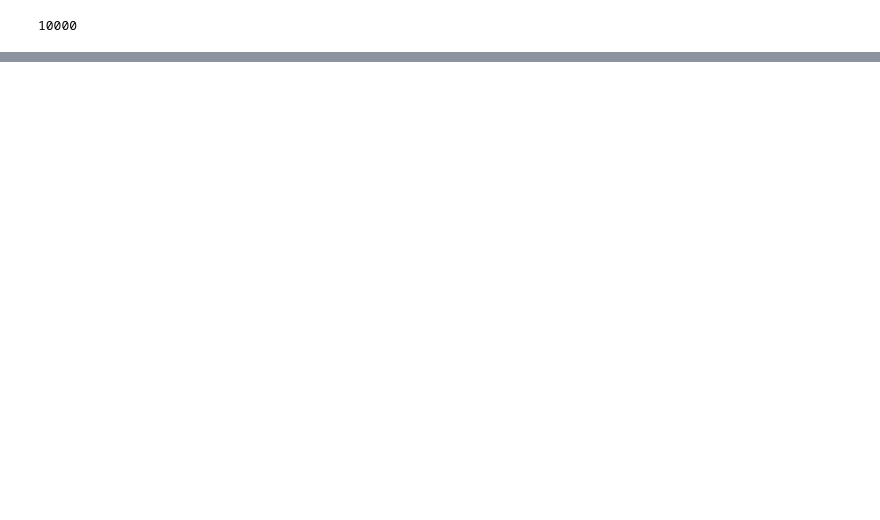
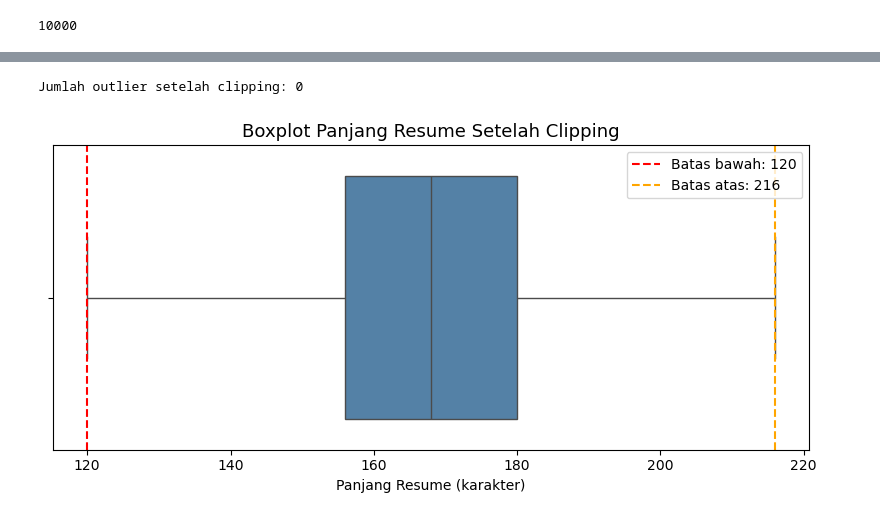
Before and after one commit to EsterButar-Butar/StepUp, a Jupyter notebook: notebook.ipynb, the cells around one changed output, grey strips where cells are left out. Drawn from its saved outputs; the diff is of its cells as text; code cells hidden in the pictures; blank space fills up the shorter version.

```diff
--- a/notebook.ipynb
+++ b/notebook.ipynb
@@ -269,0 +626,33 @@ merged_df.to_csv("cleaned_dataset.csv", index=False)
+# %%
+# Cek outlier setelah clipping
+merged_df['resume_len_clipped'] = np.clip(merged_df['resume_len'], lower_bound, upper_bound)
+
+outliers_after = merged_df[
+    (merged_df['resume_len_clipped'] < lower_bound) |
+    (merged_df['resume_len_clipped'] > upper_bound)
+]
+
+print(f"Jumlah outlier setelah clipping: {len(outliers_after)}")
+# %% [output]
+Jumlah outlier setelah clipping: 0
+# %%
+plt.figure(figsize=(8, 4))
+
+# Boxplot setelah clipping (warna biru)
+sns.boxplot(
+    x=merged_df['resume_len_clipped'],
+    color="steelblue"
+)
+
+# Garis batas tetap ditampilkan
+plt.axvline(lower_bound, color='red', linestyle='--', label=f'Batas bawah: {lower_bound:.0f}')
+plt.axvline(upper_bound, color='orange', linestyle='--', label=f'Batas atas: {upper_bound:.0f}')
+
+plt.title("Boxplot Panjang Resume Setelah Clipping", fontsize=13)
+plt.xlabel("Panjang Resume (karakter)")
+plt.legend()
+
+plt.tight_layout()
+plt.show()
+# %% [output]
+[figure, added]
```
Also changed, not shown: parts of 41 cells of this notebook.
